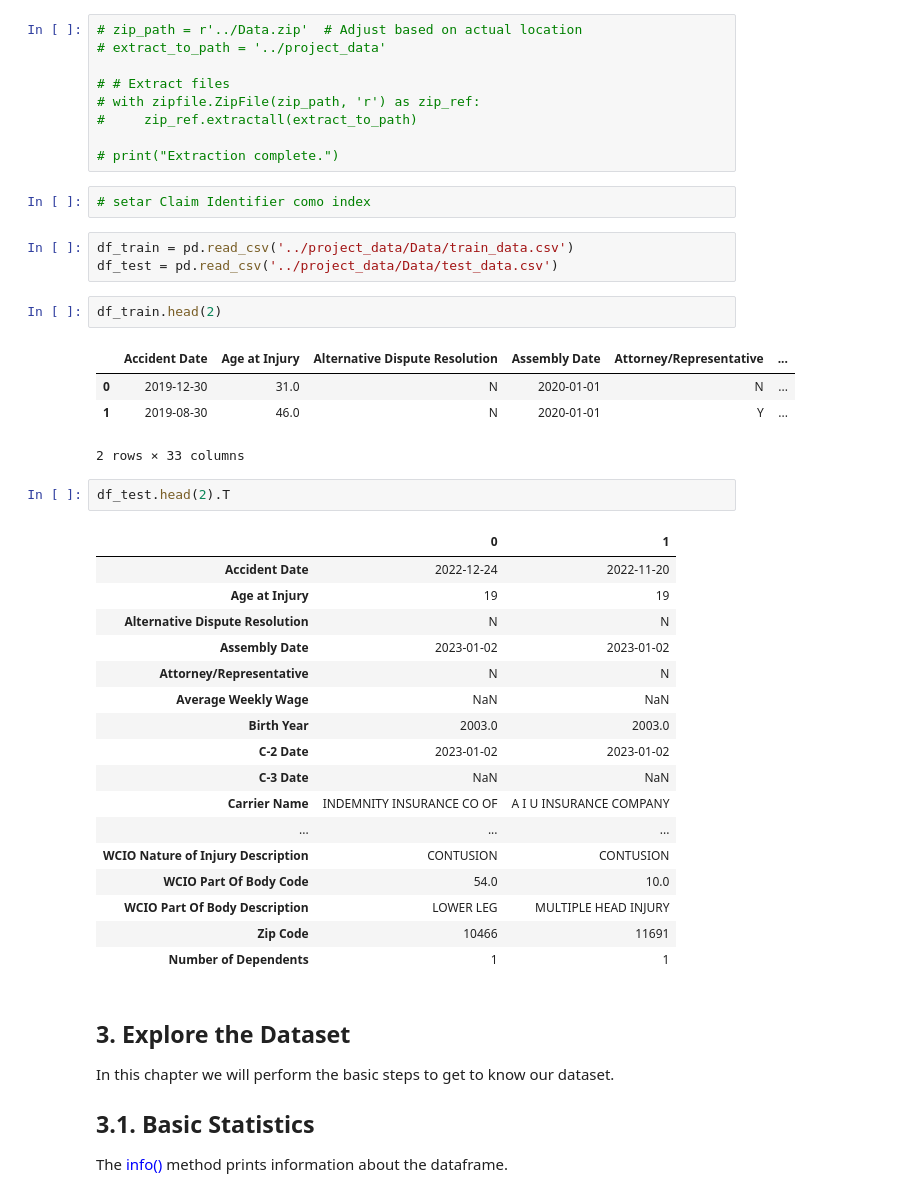
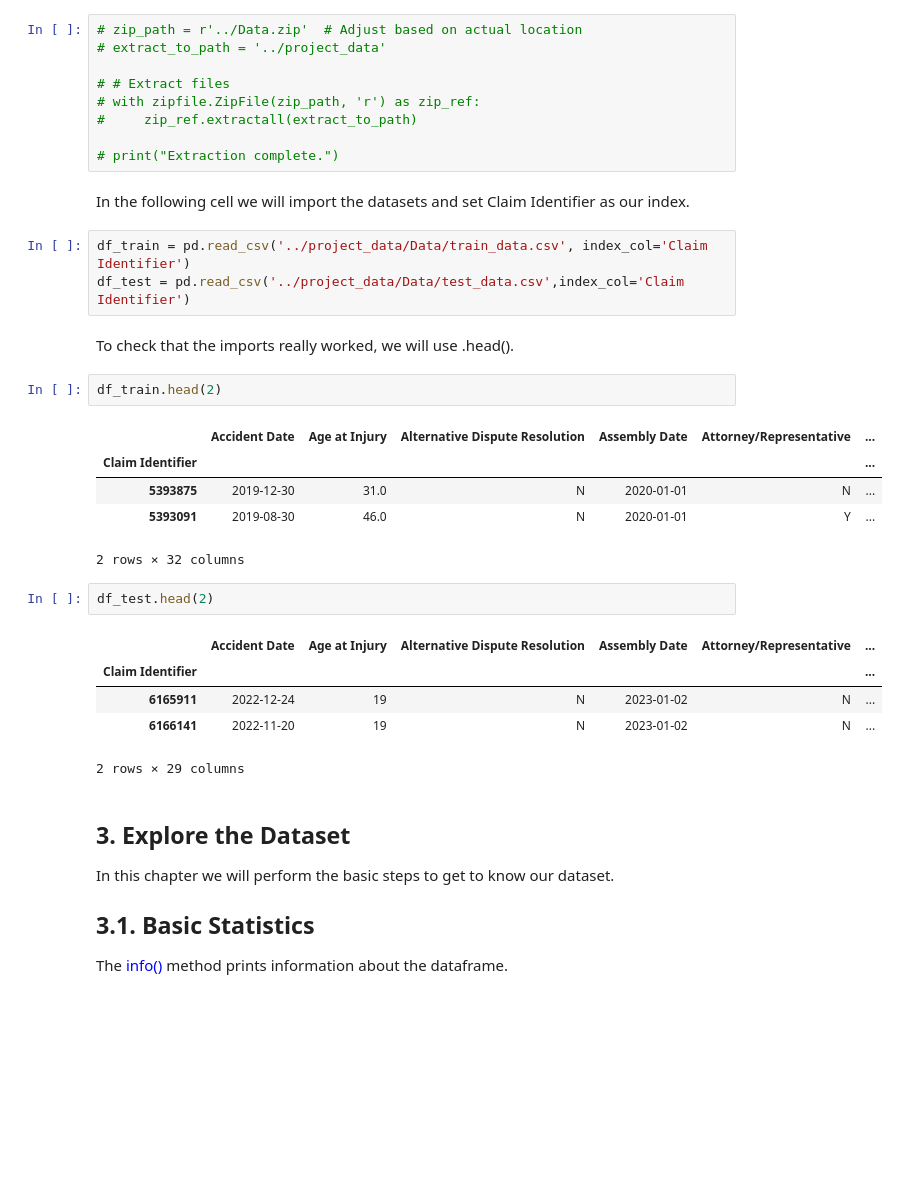
Before and after one commit to xandga/Machine_Learning_project, a Jupyter notebook: Deliverables/Notebook.ipynb, the cells around one changed output. Cells and saved outputs as stored; diff of their text form; blank space fills up the shorter version.

```diff
--- a/Deliverables/Notebook.ipynb
+++ b/Deliverables/Notebook.ipynb
@@ -47,38 +47,29 @@ Before importing the datasets, we need to unzip the data file.
 #     zip_ref.extractall(extract_to_path)
 
 # print("Extraction complete.")
-# %%
-# setar Claim Identifier como index
+# %% [markdown]
+In the following cell we will import the datasets and set Claim Identifier as our index.
 # %%
-df_train = pd.read_csv('../project_data/Data/train_data.csv')
-df_test = pd.read_csv('../project_data/Data/test_data.csv')
+df_train = pd.read_csv('../project_data/Data/train_data.csv', index_col='Claim Identifier')
+df_test = pd.read_csv('../project_data/Data/test_data.csv',index_col='Claim Identifier')
+# %% [markdown]
+To check that the imports really worked, we will use .head().
 # %%
 df_train.head(2)
 # %% [output]
 |  | Accident Date | Age at Injury | Alternative Dispute Resolution | Assembly Date | Attorney/Representative | ... |
-| 0 | 2019-12-30 | 31.0 | N | 2020-01-01 | N | ... |
-| 1 | 2019-08-30 | 46.0 | N | 2020-01-01 | Y | ... |
+| Claim Identifier |  |  |  |  |  | ... |
+| 5393875 | 2019-12-30 | 31.0 | N | 2020-01-01 | N | ... |
+| 5393091 | 2019-08-30 | 46.0 | N | 2020-01-01 | Y | ... |
-2 rows × 33 columns
+2 rows × 32 columns
 # %%
-df_test.head(2).T
+df_test.head(2)
 # %% [output]
-|  | 0 | 1 |
-| Accident Date | 2022-12-24 | 2022-11-20 |
-| Age at Injury | 19 | 19 |
-| Alternative Dispute Resolution | N | N |
-| Assembly Date | 2023-01-02 | 2023-01-02 |
-| Attorney/Representative | N | N |
-| Average Weekly Wage | NaN | NaN |
-| Birth Year | 2003.0 | 2003.0 |
-| C-2 Date | 2023-01-02 | 2023-01-02 |
-| C-3 Date | NaN | NaN |
-| Carrier Name | INDEMNITY INSURANCE CO OF | A I U INSURANCE COMPANY |
-| ... | ... | ... |
-| WCIO Nature of Injury Description | CONTUSION | CONTUSION |
-| WCIO Part Of Body Code | 54.0 | 10.0 |
-| WCIO Part Of Body Description | LOWER LEG | MULTIPLE HEAD INJURY |
-| Zip Code | 10466 | 11691 |
-| Number of Dependents | 1 | 1 |
+|  | Accident Date | Age at Injury | Alternative Dispute Resolution | Assembly Date | Attorney/Representative | ... |
+| Claim Identifier |  |  |  |  |  | ... |
+| 6165911 | 2022-12-24 | 19 | N | 2023-01-02 | N | ... |
+| 6166141 | 2022-11-20 | 19 | N | 2023-01-02 | N | ... |
+2 rows × 29 columns
 # %% [markdown]
 ## 3. Explore the Dataset <a class="anchor" id="chapter3"></a>
 In this chapter we will perform the basic steps to get to know our dataset.
```
Also changed, not shown: parts of 166 cells of this notebook.
